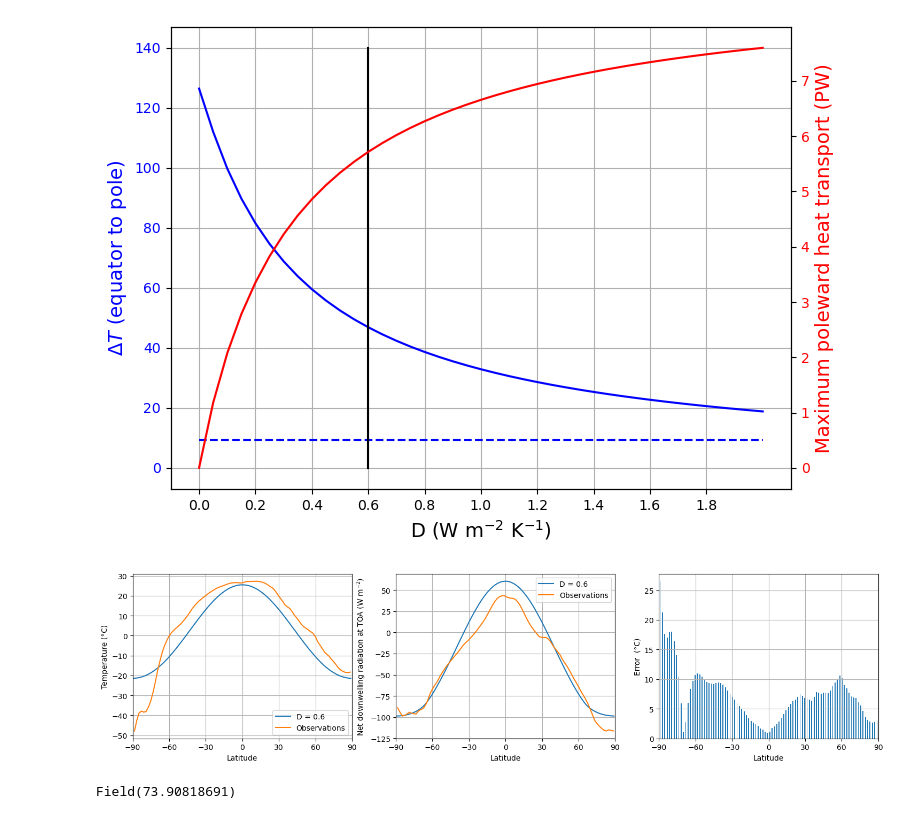
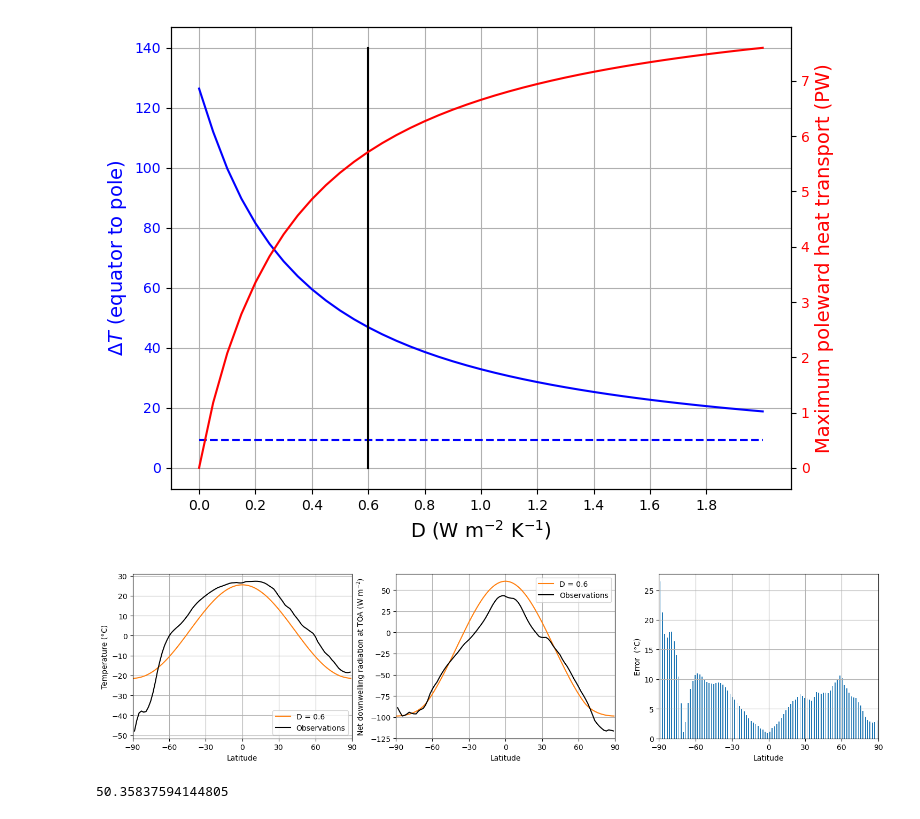
Before and after one commit to p3jitnath/climate-rl-fedRL, a Jupyter notebook: cm-v6/notebooks/EBM1.1 - Energy Based Climate Model.ipynb, the cells around one changed output. Saved outputs shown, nothing was run; the diff lists cells and outputs as text; code cells hidden in the pictures.

```diff
--- a/cm-v6/notebooks/EBM1.1 - Energy Based Climate Model.ipynb
+++ b/cm-v6/notebooks/EBM1.1 - Energy Based Climate Model.ipynb
@@ -133,42 +133,46 @@ D, model, Tmean, deltaT, Hmax = data[
 fig, axes = plt.subplots(1, 3, figsize=(18, 4))
 
 ax = axes[0]
-ax.plot(model.lat, model.Ts, label=("D = %0.1f" % D))
-ax.plot(lat_ncep, Ts_ncep_annual, label="Observations")
+ax.plot(model.lat, model.Ts, label=("D = %0.1f" % D), c="#ff7f0e")
+ax.plot(lat_ncep, Ts_ncep_annual, label="Observations", c="k")
 ax.set_ylabel("Temperature (°C)")
 ax.set_xlabel("Latitude")
 ax.set_xlim(-90, 90)
 ax.set_xticks(np.arange(-90, 91, 30))
 ax.legend()
 ax.grid()
 
 ax = axes[1]
 energy_in = np.squeeze(model.ASR - model.OLR)
-ax.plot(model.lat, energy_in, label=("D = %0.1f" % D))
-ax.plot(lat_ncep, ASR_ncep_annual - OLR_ncep_annual, label="Observations")
+ax.plot(model.lat, energy_in, label=("D = %0.1f" % D), c="#ff7f0e")
+ax.plot(
+    lat_ncep, ASR_ncep_annual - OLR_ncep_annual, label="Observations", c="k"
+)
 ax.set_ylabel("Net downwelling radiation at TOA (W m$^{-2}$)")
 ax.set_xlabel("Latitude")
 ax.set_xlim(-90, 90)
 ax.set_xticks(np.arange(-90, 91, 30))
 ax.legend()
 ax.grid()
 
 ax = axes[2]
 ax.bar(
     x=model.lat,
     height=np.abs(model.Ts.reshape(-1) - Ts_ncep_annual.values[::-1]),
 )
 ax.set_ylabel("Error  (°C)")
 ax.set_xlabel("Latitude")
 ax.set_xlim(-90, 90)
 ax.set_xticks(np.arange(-90, 91, 30))
 ax.grid()
 
 plt.show()
 # %% [output]
-[figure, old version]
+[figure, new version]
 # %%
-mse = np.mean((model.Ts.reshape(-1) - Ts_ncep_annual.values[::-1]) ** 2)
+mse = np.mean(
+    (np.array(model.Ts.reshape(-1)) - Ts_ncep_annual.values[::-1])[15:-15] ** 2
+)
 mse
 # %% [output]
-Field(73.90818691)
+50.35837594144805
```
Also changed, not shown: 5 other files.
